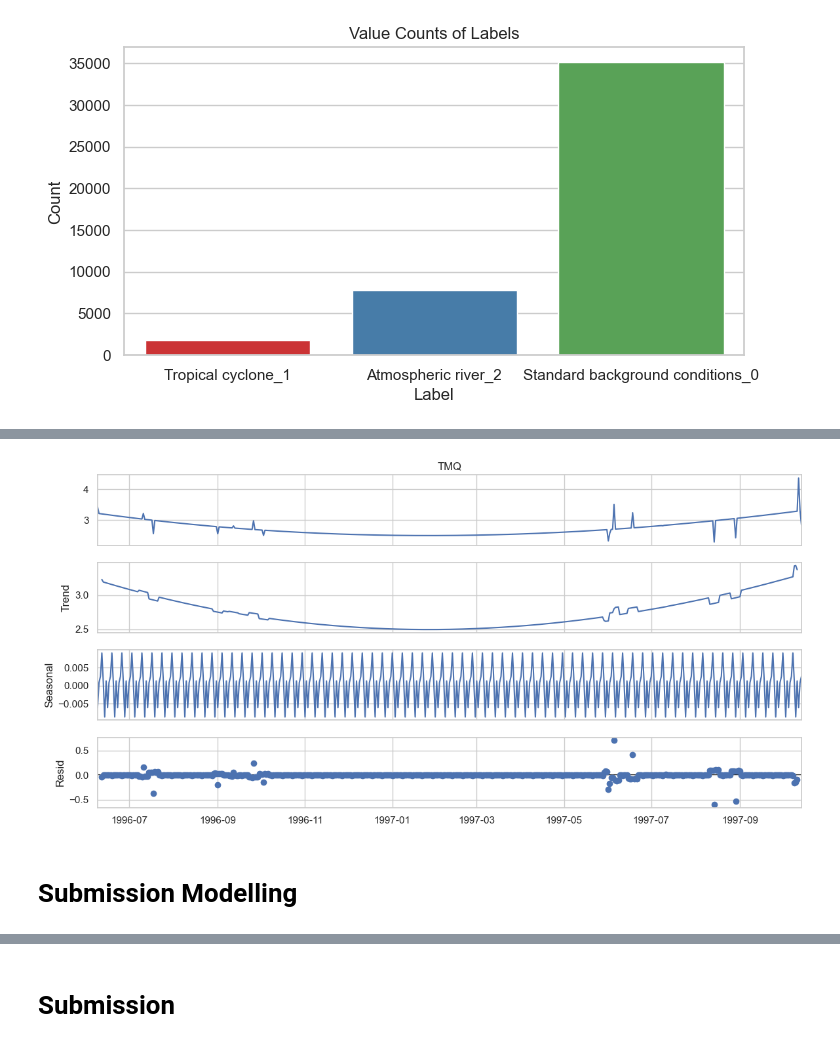
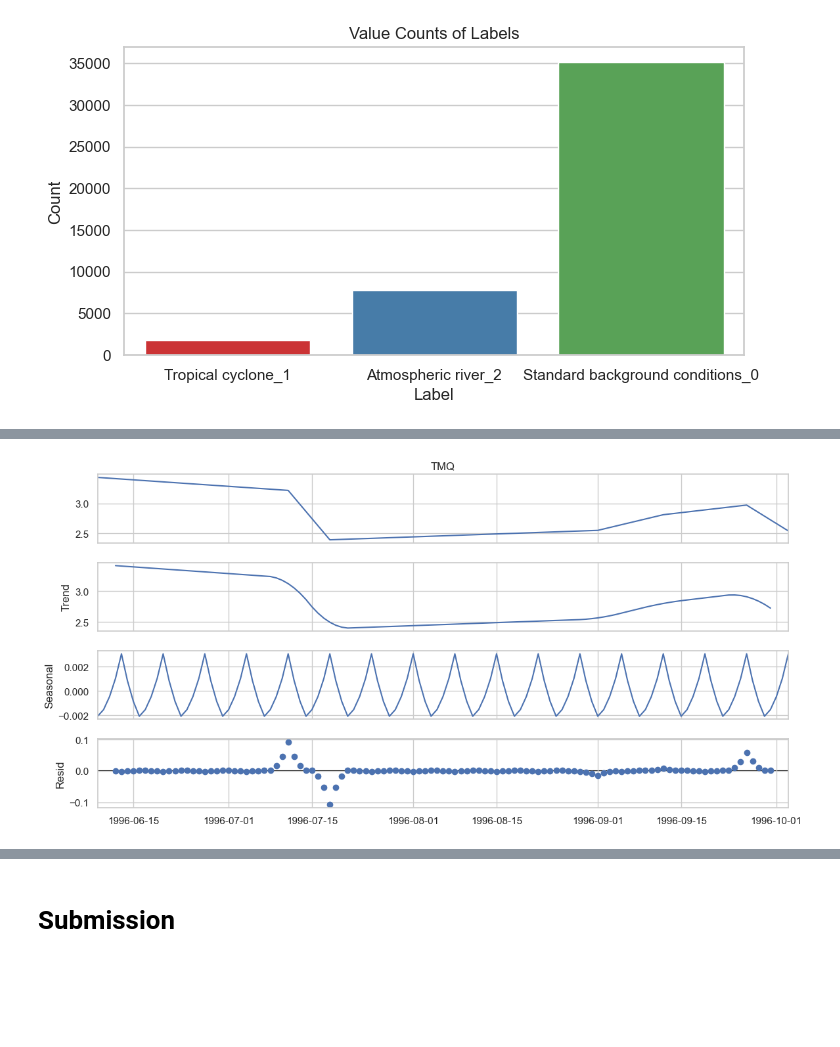
Before and after one commit to theAayushbajaj/ClimateNet_kaggle, a Jupyter notebook: 01_eda.ipynb, the cells around one changed output, grey strips where cells are left out. Saved outputs shown, nothing was run; the diff lists cells and outputs as text; code cells hidden in the pictures; blank space fills up the shorter version.

```diff
--- a/01_eda.ipynb
+++ b/01_eda.ipynb
@@ -132,18 +151,16 @@ plt.show()
 # %%
 plt.rc('figure', figsize=(12, 6))
 plt.rc('font', size=15)
 
-data = df[(df.index.year.isin([1996,1997]))]
+data = df[(df.index.year.isin([1996]))]
 mean_resampled_data = data.resample('D').mean()
 std_resampled_data = data.resample('D').std()
 
 standardized_data = mean_resampled_data / std_resampled_data
 
 # Handle any missing data
-standardized_data = standardized_data.interpolate(method='spline', order=3)
+standardized_data = standardized_data.interpolate(method='linear')
 result = seasonal_decompose(standardized_data['TMQ'], model='additive')
 fig = result.plot()
 # %% [output]
-[figure, old version]
+[figure, new version]
-# %% [markdown]
-# Submission Modelling
```
Also changed, not shown: parts of 15 cells of this notebook, 21 other files.
